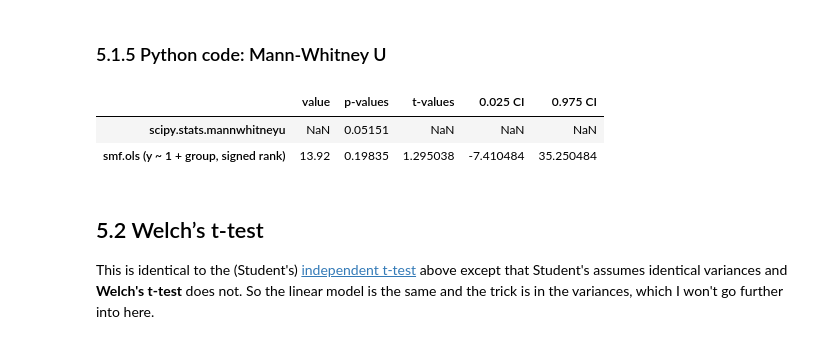
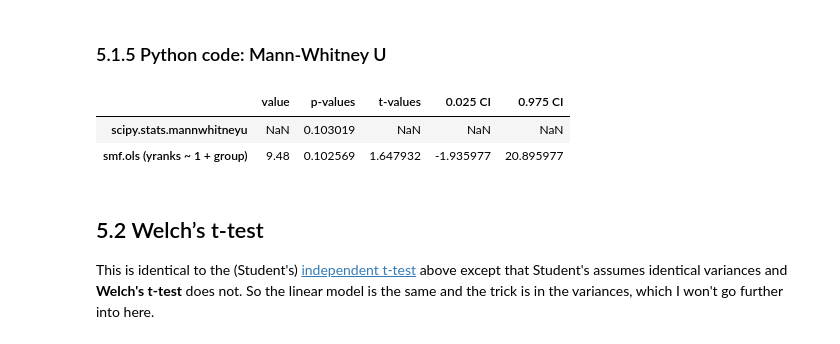
Before and after one commit to eigenfoo/tests-as-linear, a Jupyter notebook: tests-as-linear.ipynb, the cells around one changed output. Cells and saved outputs as stored; diff of their text form; code cells hidden in the pictures.

Commit message:
BUG: use rank(y) instead of signed_rank(y) where unsigned rank needed

```diff
--- a/tests-as-linear.ipynb
+++ b/tests-as-linear.ipynb
@@ -364,19 +365,19 @@ utils.tabulate_results([None, p, None, None, None],
 # %% [markdown]
 ### 5.1.5 Python code: Mann-Whitney U
 # %%
-groups.y = signed_rank(groups.y)  # Only rank `y`, not `group`
+groups['yranks'] = groups.y.rank()  # (unsigned) ranks of y values
 
 _, p = scipy.stats.mannwhitneyu(data.y, data.y2)
-res = smf.ols("y ~ 1 + group", groups).fit()
+res = smf.ols("yranks ~ 1 + group", groups).fit()
 # %%
 utils.tabulate_results([None, p, None, None, None],
                        res,
-                       ["scipy.stats.mannwhitneyu", "smf.ols (y ~ 1 + group, signed rank)"],
+                       ["scipy.stats.mannwhitneyu", "smf.ols (yranks ~ 1 + group)"],
                        coeff="group")
 # %% [output]
 |  | value | p-values | t-values | 0.025 CI | 0.975 CI |
-| scipy.stats.mannwhitneyu | NaN | 0.05151 | NaN | NaN | NaN |
-| smf.ols (y ~ 1 + group, signed rank) | 13.92 | 0.19835 | 1.295038 | -7.410484 | 35.250484 |
+| scipy.stats.mannwhitneyu | NaN | 0.103019 | NaN | NaN | NaN |
+| smf.ols (yranks ~ 1 + group) | 9.48 | 0.102569 | 1.647932 | -1.935977 | 20.895977 |
 # %% [markdown]
 ## 5.2 Welch’s t-test
 
```
Also changed, not shown: parts of 8 cells of this notebook.
